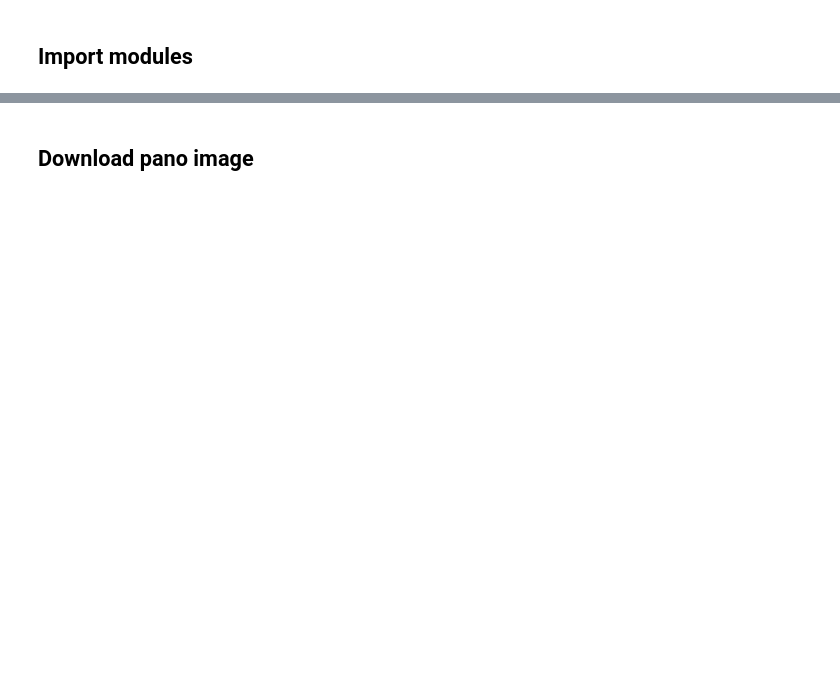
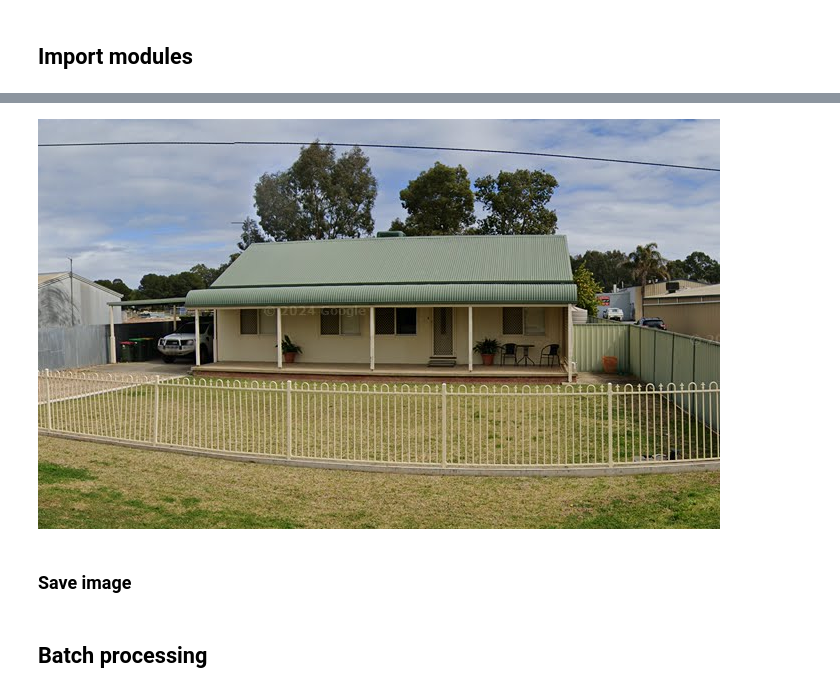
Before and after one commit to GeoscienceAustralia/GA_Floor_Height, a Jupyter notebook: Download_GSV_data.ipynb, the cells around one changed output, grey strips where cells are left out. Cells and saved outputs as stored; diff of their text form; code cells hidden in the pictures; blank space fills up the shorter version.

Commit message:
enabled house localisation

```diff
--- a/Download_GSV_data.ipynb
+++ b/Download_GSV_data.ipynb
@@ -71,0 +71,4 @@ date='2007-11' location=Location(lat=-35.10254809395221, lng=147.3490490514819)
+# %%
+i=0
+lon=gdf_points.geometry.iloc[i].x
+lat=gdf_points.geometry.iloc[i].y
@@ -71,0 +142,7 @@ date='2007-11' location=Location(lat=-35.10254809395221, lng=147.3490490514819)
+# %%
+for pano in panos:
+    if pano.pano_id==metadata.get('pano_id'):
+        heading=pano.heading
+        pano_id=metadata.get('pano_id')
+        print('Found matching pano with id of ',pano_id)
+        print('heading angle of ',heading)
@@ -71,0 +155,8 @@ date='2007-11' location=Location(lat=-35.10254809395221, lng=147.3490490514819)
+# %%
+zoom_level=3 # pano dimension (excluding user-uploaded data): 2^zoom*512, 2^(zoom-1)*512
+# meta = api.get_panorama_meta(pano_id=pano_id, api_key=GOOGLE_MAPS_API_KEY)
+gsv_pano = await download.get_panorama_async(pano_id=pano_id,
+                                             zoom=zoom_level)
+# Crop the black border at the bottom and right of the panorama
+gsv_pano = tools.crop_bottom_and_right_black_border(gsv_pano)
+gsv_pano.save(os.path.join(out_folder,"pano_"+pano_id+".jpg"), "jpeg")
@@ -71,0 +167,8 @@ date='2007-11' location=Location(lat=-35.10254809395221, lng=147.3490490514819)
+# %%
+# below are standard google pano image dimension which does not apply to user uploaded data
+# width=512*(2**zoom_level) # pano image width
+# height=512*(2**(zoom_level-1)) # pano image height
+location = geometry.localize_house_in_panorama(metadata['location']['lat'],
+                           metadata['location']['lng'],
+                           lat, lon, heading, gsv_pano.width)
+location
@@ -83,2 +196,13 @@ image.save("street_view.jpg", "jpeg")
+# %%
+upper_crop=0.4
+lower_crop=0.6
+gsv_pano_clipped=gsv_pano.crop(box=(location['horizontal_pixel_range_house'][0],
+                   upper_crop*gsv_pano.height,
+                   location['horizontal_pixel_range_house'][1],
+                   lower_crop*gsv_pano.height
+                   ))
+gsv_pano_clipped
+# %% [output]
+[figure, added]
 # %% [markdown]
-## Download pano image
+### Save image
@@ -88,0 +211,2 @@ image.save("pano.jpg", "jpeg")
+# %% [markdown]
+## Batch processing
```
Also changed, not shown: parts of 38 cells of this notebook, 1 other file.
